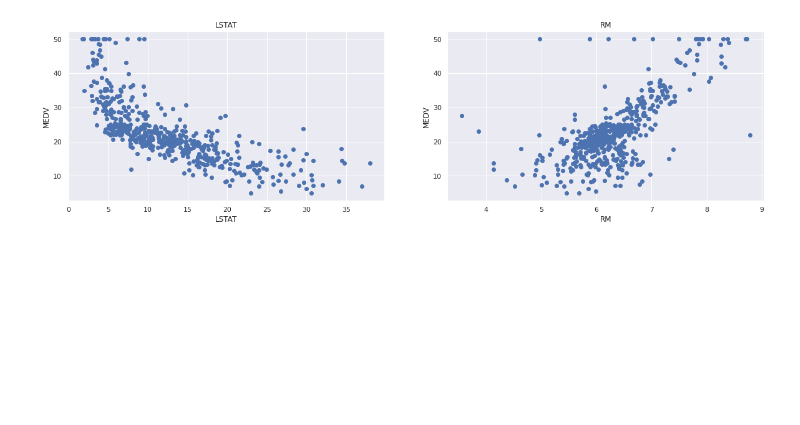
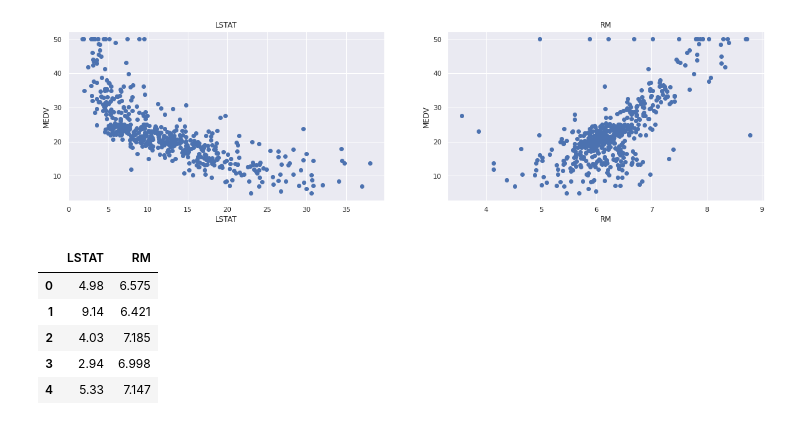
Before and after one commit to arfaz26/Boston-Housing, a Jupyter notebook: boston_housing.ipynb, the cells around one changed output. Saved outputs shown, nothing was run; the diff lists cells and outputs as text; code cells hidden in the pictures; blank space fills up the shorter version.

```diff
--- a/boston_housing.ipynb
+++ b/boston_housing.ipynb
@@ -169,0 +174,9 @@ for i, col in enumerate(features):
+# %%
+X.head()
+# %% [output]
+|  | LSTAT | RM |
+| 0 | 4.98 | 6.575 |
+| 1 | 9.14 | 6.421 |
+| 2 | 4.03 | 7.185 |
+| 3 | 2.94 | 6.998 |
+| 4 | 5.33 | 7.147 |
```
Also changed, not shown: parts of 7 cells of this notebook.
